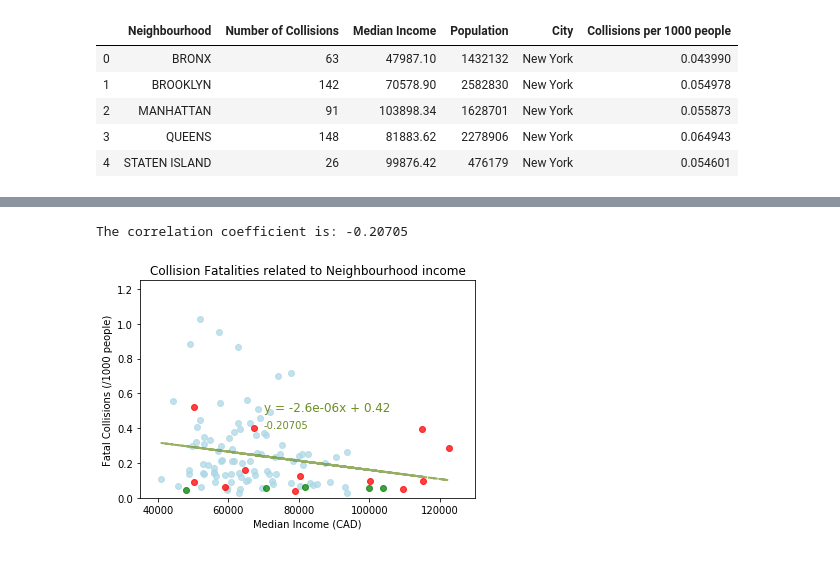
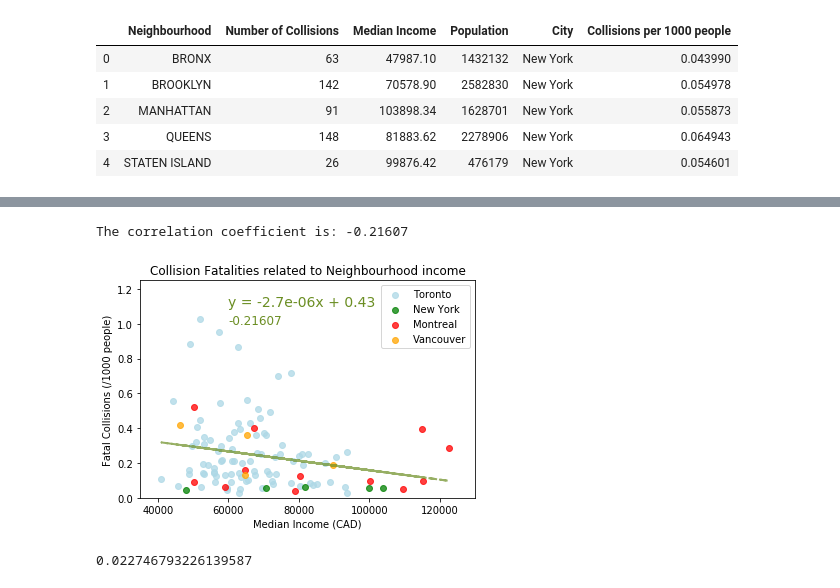
Before and after one commit to nupurgupta5292/SES-vs-Fatal-Road-Collisions, a Jupyter notebook: Combined_Data.ipynb, the cells around one changed output, grey strips where cells are left out. Drawn from its saved outputs; the diff is of its cells as text; code cells hidden in the pictures.

Commit message:
Changes to New York, Added Vancouver folder for heatmap, And final scatterplot- Nupur

```diff
--- a/Combined_Data.ipynb
+++ b/Combined_Data.ipynb
@@ -10,6 +8,7 @@ from ipywidgets.embed import embed_minimal_html
 toronto= pd.read_csv('Toronto/Output/toronto_table.csv')
 new_york=pd.read_csv('New York/Output/NY_table.csv')
 montreal = pd.read_csv('montreal/Output/final_montreal.csv')
+vancouver = pd.read_csv('vancouver_data.csv')
 # %%
 toronto
 # %% [output]
@@ -83,5 +98,6 @@ new_york
 | 4 | STATEN ISLAND | 26 | 99876.42 | 476179 | New York | 0.054601 |
 # %%
 montreal['Collisions per 1000 people']=(montreal['Number of Collisions']/montreal['Population'])*1000
+montreal = montreal.rename(columns={'Neighbourhoods': 'Neighbourhood'})
 montreal
 # %% [output]
@@ -100,0 +121,8 @@ montreal
+# %%
+vancouver['Collisions per 1000 people']=(vancouver['NUMBER OF COLLISIONS']/vancouver['POPULATION'])*1000
+vancouver = vancouver.rename(columns={'NEIGHBOURHOOD': 'Neighbourhood',
+                                      'NUMBER OF COLLISIONS': 'Number of Collisions',
+                                      'POPULATION':'Population',
+                                      'MEDIAN INCOME':'Median Income'})
+vancouver['City'] = 'Vancouver'
+vancouver = vancouver[['City','Collisions per 1000 people','Median Income','Neighbourhood','Number of Collisions','Population']]
@@ -102,4 +138,6 @@ montreal
 # Append all for a regression analysis
 final_dataframe=toronto.append(new_york)
 final_dataframe=final_dataframe.append(montreal)
+final_dataframe=final_dataframe.append(vancouver)
+final_dataframe
 # %% [output]
@@ -119,37 +164,45 @@ final_dataframe=final_dataframe.append(montreal)
 # %%
 x_axis = toronto['Median Income']
 y_axis = toronto['Collisions per 1000 people']
-plt.scatter(x_axis,y_axis,c='lightblue',alpha=0.75)
+plt.scatter(x_axis,y_axis,c='lightblue',alpha=0.75,label='Toronto')
 x_axis = new_york['Median Income']
 y_axis = new_york['Collisions per 1000 people']
-plt.scatter(x_axis,y_axis,c='green',alpha=0.75)
+plt.scatter(x_axis,y_axis,c='green',alpha=0.75,label='New York')
 x_axis = montreal['Median Income']
 y_axis = montreal['Collisions per 1000 people']
-plt.scatter(x_axis,y_axis,c='red',alpha=0.75)
+plt.scatter(x_axis,y_axis,c='red',alpha=0.75,label='Montreal')
+x_axis = vancouver['Median Income']
+y_axis = vancouver['Collisions per 1000 people']
+plt.scatter(x_axis,y_axis,c='orange',alpha=0.75,label='Vancouver')
 
 plt.title('Collision Fatalities related to Neighbourhood income')
 plt.xlabel('Median Income (CAD)')
 plt.ylabel('Fatal Collisions (/1000 people)')
 plt.xlim(35000,130000)
 plt.ylim(0,1.25)
 
 
 #regression analysis with complete data frame of all cities
 regres_x=final_dataframe['Median Income']
 regres_y=final_dataframe['Collisions per 1000 people']
 (slope, intercept, rvalue, pvalue, stderr) = sts.linregress(regres_x,regres_y)
 rvalue=round(rvalue,5)
 regress_values = regres_x * slope + intercept
 line_eq = "y = " + str(round(slope,7)) + "x + " + str(round(intercept,2))
 
 best_fit = slope * regres_x + intercept
 plt.plot(regres_x,best_fit,linestyle='--', c='olivedrab', lw=2,alpha=.7)
 print(f"The correlation coefficient is: {rvalue}")
 
-plt.annotate(line_eq,(70000,.5), fontsize=12,color='olivedrab')
-plt.annotate(rvalue,(70000,.4), fontsize=10,color='olivedrab')
+plt.annotate(line_eq,(60000,1.1), fontsize=14,color='olivedrab')
+plt.annotate(rvalue,(60000,1.0), fontsize=12,color='olivedrab')
+plt.legend()
 plt.savefig('Final_scatter.png')
 plt.show()
 # %% [output]
-The correlation coefficient is: -0.20705
+The correlation coefficient is: -0.21607
-[figure, old version]
+[figure, new version]
+# %%
+pvalue
+# %% [output]
+0.022746793226139587
```
Also changed, not shown: parts of 7 cells of this notebook, 8 other files.
